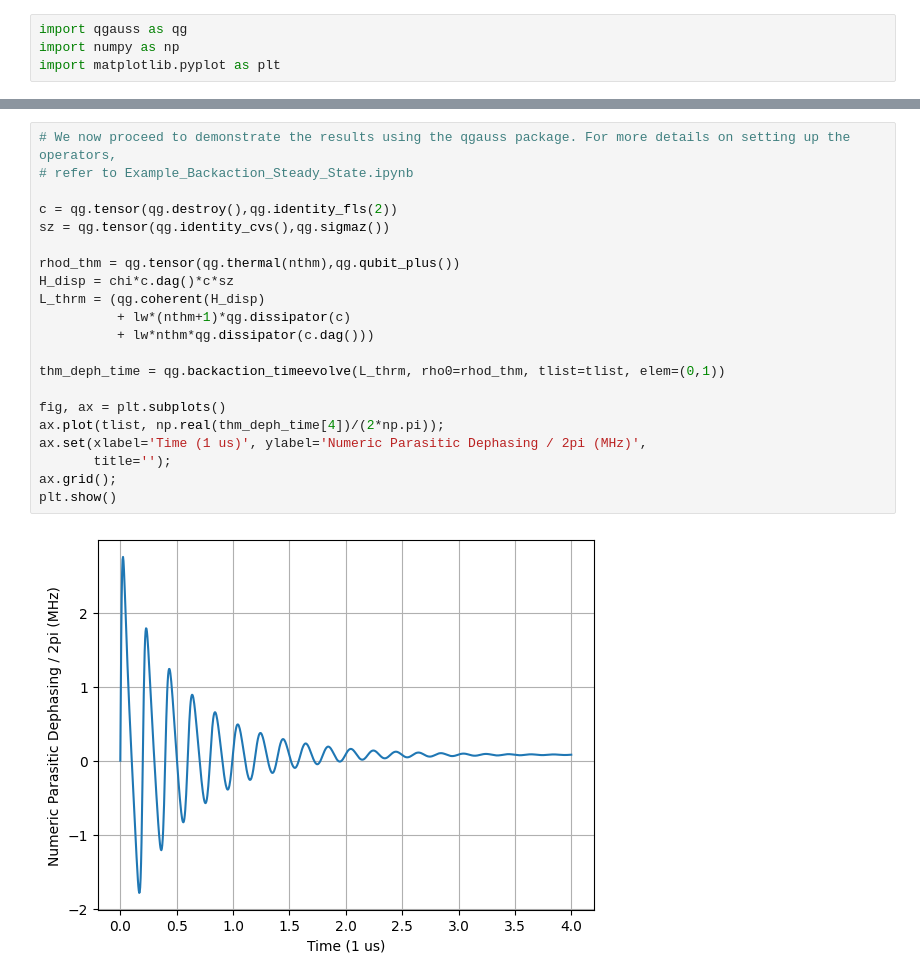
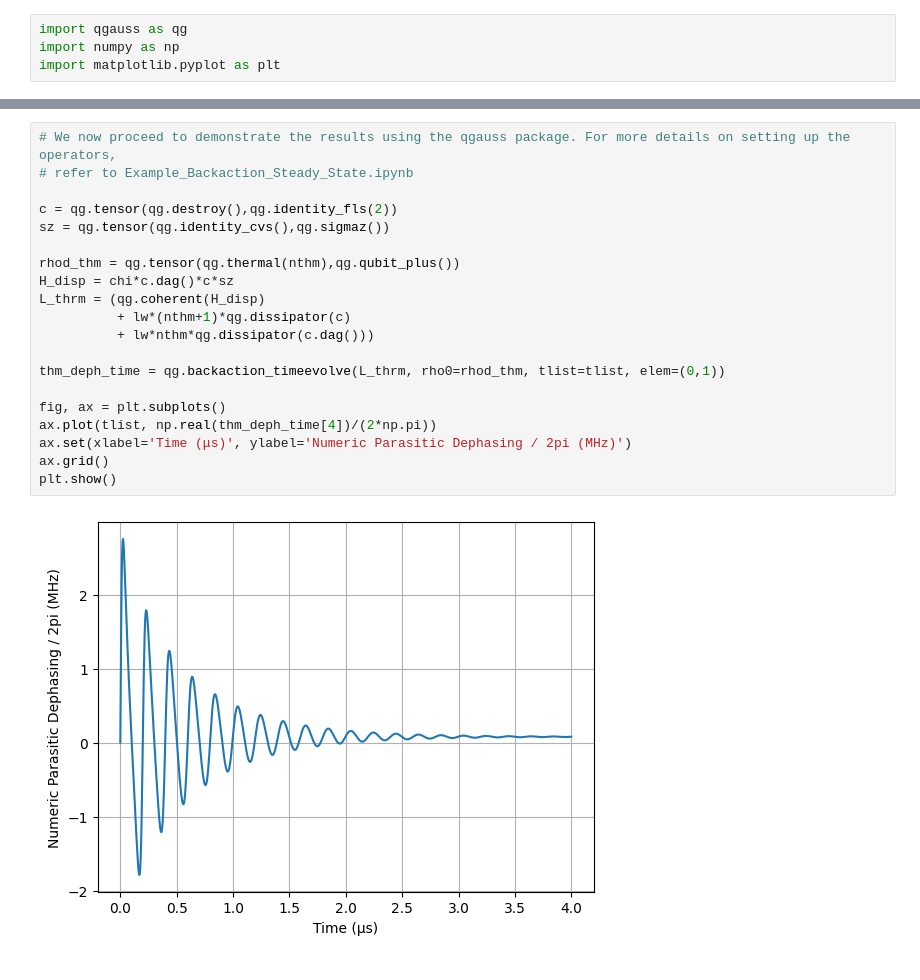
Before and after one commit to lindzorr/qgauss, a Jupyter notebook: Examples_Backaction_Time_Evolution.ipynb, the cells around one changed output, grey strips where cells are left out. Drawn from its saved outputs; the diff is of its cells as text.

```diff
--- a/Examples_Backaction_Time_Evolution.ipynb
+++ b/Examples_Backaction_Time_Evolution.ipynb
@@ -37,26 +36,25 @@ plt.show()
 # %%
 # We now proceed to demonstrate the results using the qgauss package. For more details on setting up the operators,
 # refer to Example_Backaction_Steady_State.ipynb
 
 c = qg.tensor(qg.destroy(),qg.identity_fls(2))
 sz = qg.tensor(qg.identity_cvs(),qg.sigmaz())
 
 rhod_thm = qg.tensor(qg.thermal(nthm),qg.qubit_plus())
 H_disp = chi*c.dag()*c*sz
 L_thrm = (qg.coherent(H_disp)
           + lw*(nthm+1)*qg.dissipator(c)
           + lw*nthm*qg.dissipator(c.dag()))
 
 thm_deph_time = qg.backaction_timeevolve(L_thrm, rho0=rhod_thm, tlist=tlist, elem=(0,1))
 
 fig, ax = plt.subplots()
-ax.plot(tlist, np.real(thm_deph_time[4])/(2*np.pi));
-ax.set(xlabel='Time (1 us)', ylabel='Numeric Parasitic Dephasing / 2pi (MHz)',
-       title='');
-ax.grid();
+ax.plot(tlist, np.real(thm_deph_time[4])/(2*np.pi))
+ax.set(xlabel='Time (μs)', ylabel='Numeric Parasitic Dephasing / 2pi (MHz)')
+ax.grid()
 plt.show()
 # %% [output]
-[figure, old version]
+[figure, new version]
 # %%
 # We can finally compare the accuracy of the numeric and analytic results, which are identical within numerical error.
 # The accuracy of the numerical results can be improved by using smaller atol and rtol options.
```
Also changed, not shown: parts of 4 cells of this notebook.
